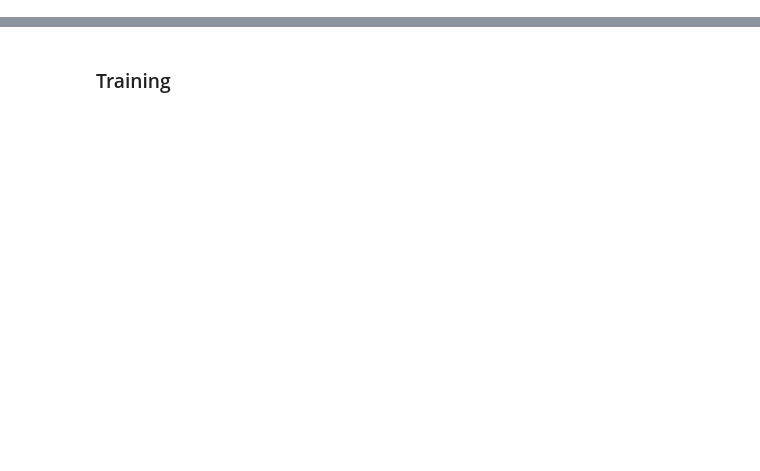
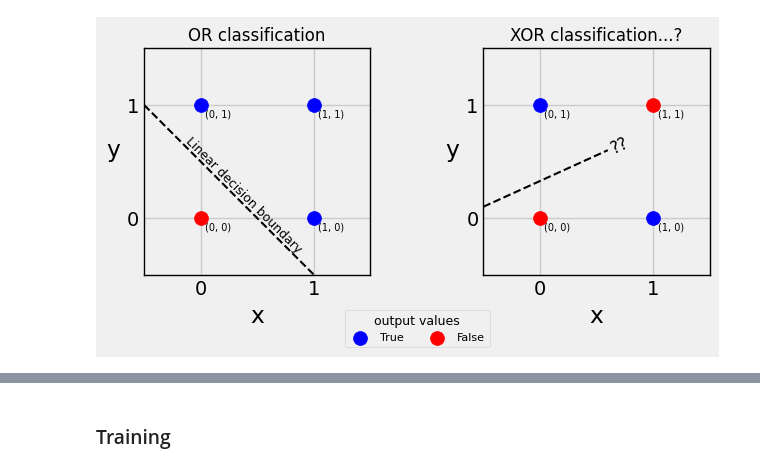
Before and after one commit to jeremy-dolan/neural-net-from-scratch, a Jupyter notebook: 2layer-xor-net.ipynb, the cells around one changed output, grey strips where cells are left out. Drawn from its saved outputs; the diff is of its cells as text; code cells hidden in the pictures; blank space fills up the shorter version.

```diff
--- a/2layer-xor-net.ipynb
+++ b/2layer-xor-net.ipynb
@@ -8,0 +98,48 @@ Hat tips for their explanations of backpropagation:
+# %%
+# linear separation, OR vs. XOR
+
+def draw_boundary(ax:plt.Axes, y_int, slope,
+                  label_x:float, label:str='Decision boundary', fontsize=9,
+                  linestyle='--', linewidth='1.5'):
+    '''Draw and label a decision boundary, with label text starting at x=label_x'''
+    ax.axline((0, y_int), slope=slope, c='black', ls=linestyle, linewidth=linewidth)
+
+    label_y = slope * label_x + y_int              # y = mx+b
+    text_angle_rad = math.atan(slope)
+    text_angle_deg = math.degrees(text_angle_rad)  # only works if the plot is square (set aspect='equal')
+
+    # Desired offset distance
+    offset_distance = 0.06
+
+    # Calculate the offset coordinates
+    dx = offset_distance * math.cos(text_angle_rad + math.pi / 2)
+    dy = offset_distance * math.sin(text_angle_rad + math.pi / 2)
+
+    if text_angle_deg > 0:
+        ax.text(label_x+dx, label_y+dy, label, rotation=text_angle_deg, fontsize=fontsize, c='black', verticalalignment='bottom')
+    else:
+        ax.text(label_x+dx, label_y+dy, label, rotation=text_angle_deg, fontsize=fontsize, c='black', verticalalignment='top')
+
+fig, (ax1, ax2) = plt.subplots(1, 2, figsize = (6.5, 3))
+fig.subplots_adjust(wspace=0.5)
+
+setup_bool(ax1, True_OR, False_OR)
+ax1.set_title('OR classification', fontsize=12)
+ax1.set_xlabel('x')
+ax1.set_ylabel('y', rotation=0, labelpad=10)
+draw_boundary(ax1, y_int=0.5, slope=-1, label_x=-0.2, label='Linear decision boundary')
+
+setup_bool(ax2, True_XOR, False_XOR)
+ax2.set_title('XOR classification...?', fontsize=12)
+ax2.set_xlabel('x')
+ax2.set_ylabel('y', rotation=0, labelpad=10)
+ax2.plot([-0.5, 0.6], [0.1, 0.6], c='black', ls='--', lw=1.5)
+ax2.text(0.6, 0.6-0.025, s='??', rotation=25, fontsize=12, c='black')
+
+# Shared legend for figure; copy from Axes 1
+handles, labels = ax1.get_legend_handles_labels()
+fig.legend(handles, labels, loc='upper center', bbox_to_anchor=(0.5, 0), ncol=2,
+           fontsize=8, title='output values', title_fontsize=9)
+plt.show()
+# %% [output]
+[figure, added]
```
Also changed, not shown: parts of 26 cells of this notebook.
